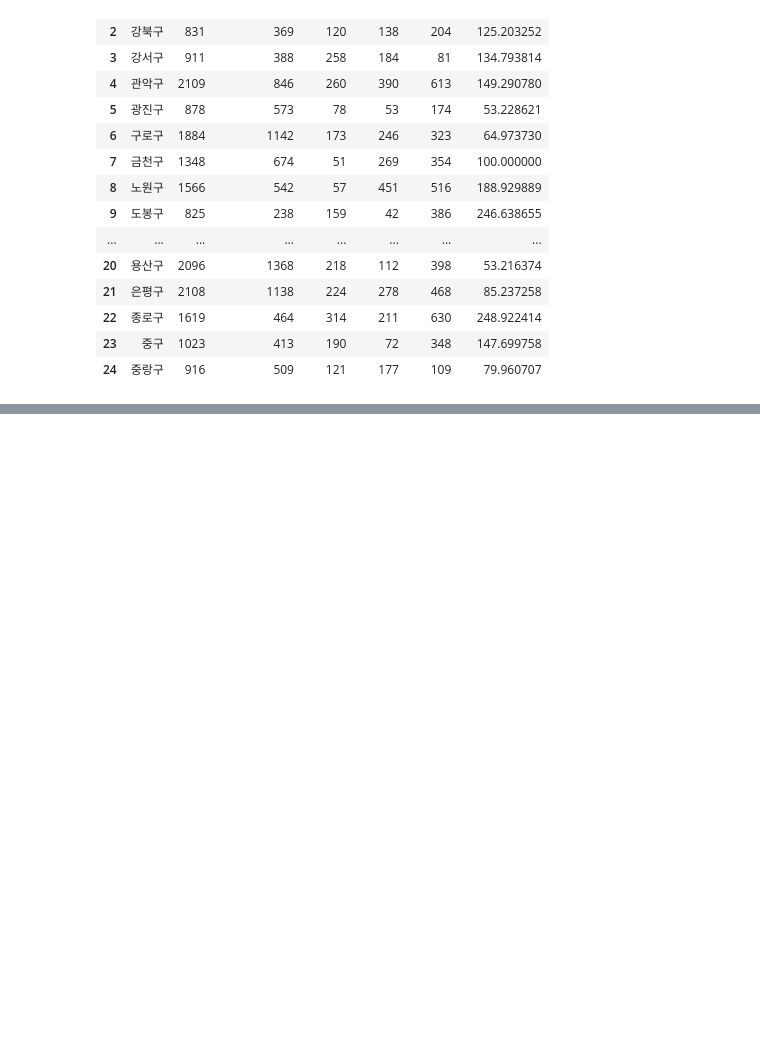
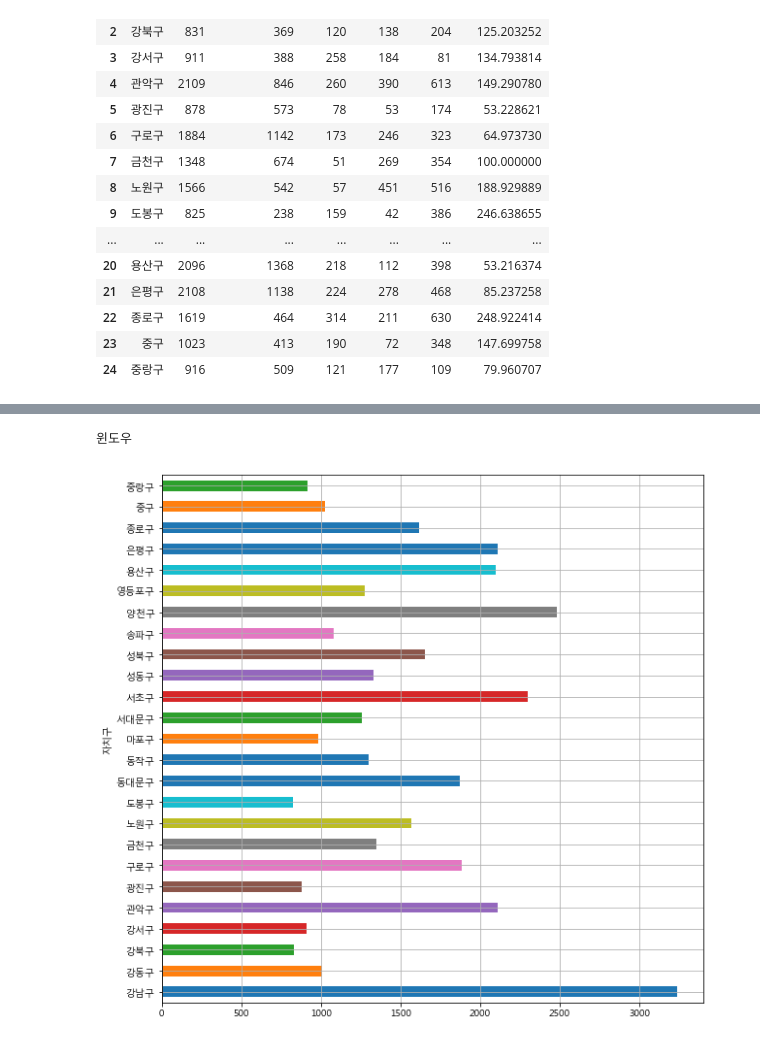
Before and after one commit to ChiHoonOH/python_analysis, a Jupyter notebook: basic_analysis/step1_pandas_basic_matplotlib_analysis_csv/인구현황대비_CCTV 현황 비교를 통한_설치 비율이 적절한가 .ipynb, the cells around one changed output, grey strips where cells are left out. Saved outputs shown, nothing was run; the diff lists cells and outputs as text; code cells hidden in the pictures; blank space fills up the shorter version.

Commit message:
20181002 merge,concat matplotlib 1

```diff
--- a/basic_analysis/step1_pandas_basic_matplotlib_analysis_csv/인구현황대비_CCTV 현황 비교를 통한_설치 비율이 적절한가 .ipynb
+++ b/basic_analysis/step1_pandas_basic_matplotlib_analysis_csv/인구현황대비_CCTV 현황 비교를 통한_설치 비율이 적절한가 .ipynb
@@ -181,0 +373,5 @@ s_cctv
+# %%
+s_cctv,s_pop
+# 교집합
+data_result = pd.merge(s_cctv, s_pop, on = '자치구')
+data_result
@@ -181,0 +410,3 @@ s_cctv
+# %%
+data_result.rename(columns={'소계':'cctv 소계'}, inplace = True)
+data_result
@@ -181,0 +431,6 @@ s_cctv
+# %%
+# 인덱스가 단순히 0 시작하는 의미없는 숫자이다.
+# 2차원 시각화 할때 (x좌표(좌우),y좌표(상하))
+# 키로 사용한 그리고, 고유한 값을 가진 칼럼(자치구)를 인덱스로 변경
+
+data_result.set_index('자치구', inplace = True)
@@ -181,0 +492,23 @@ s_cctv
+# %%
+# 한글처리
+
+plt.rcParams['axes.unicode_minus'] = False # ?
+if platform.system() == 'Darwin': # 맥
+    print('맥')
+    rc('font',family = 'AppleGothic')
+elif platform.system() == 'Windows': #윈도우
+    print('윈도우')
+    fontPath = 'c:/Windows/Fonts/malgun.ttf'
+    fontName = font_manager.FontProperties(fname = fontPath).get_name()
+    rc('font', family = fontName)
+else:
+    print('알수 없는 시스템')
+# %% [output]
+윈도우
+# %%
+plt.figure()
+#차트 모양 : barh =>좌우 bar + horiz
+data_result['cctv 소계'].plot( kind = 'barh',grid = True, figsize = (10,10))
+plt.show()
+# %% [output]
+[figure, added]
```
Also changed, not shown: parts of 46 cells of this notebook, 2 other files.
